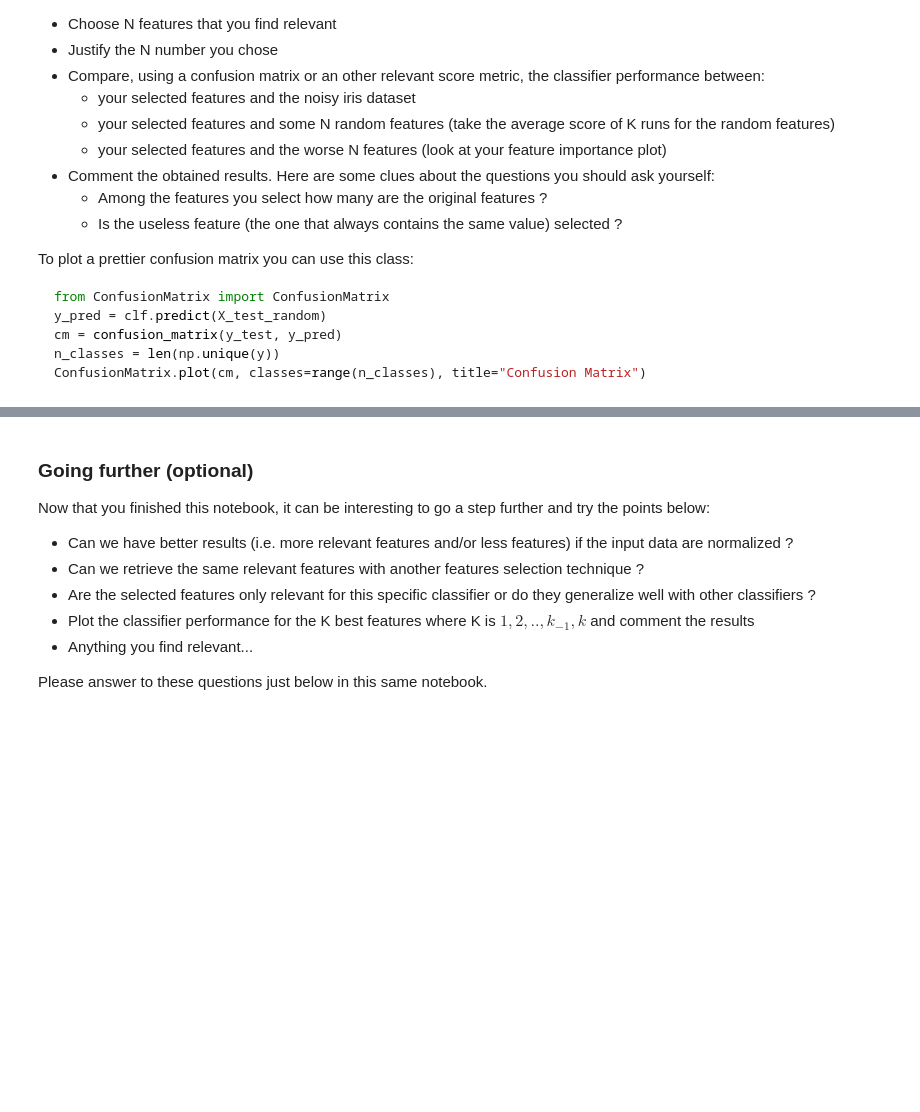
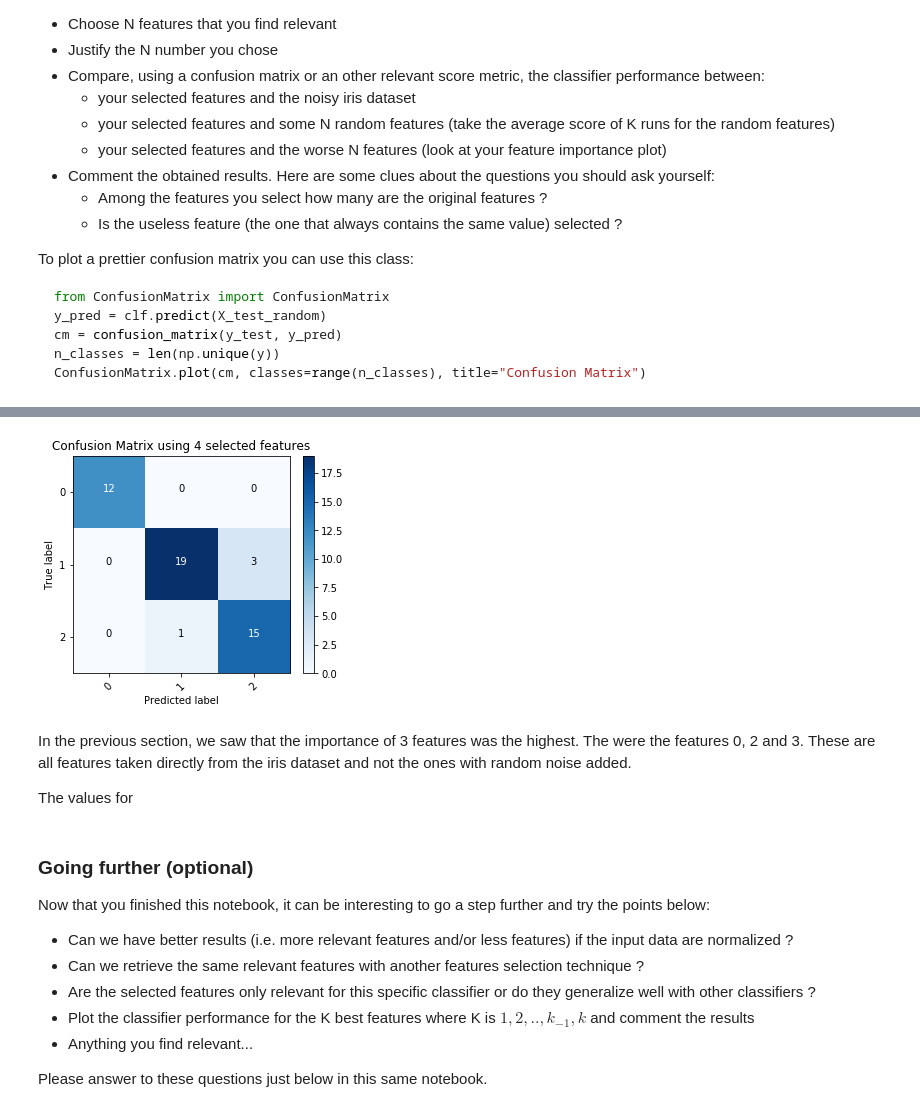
Before and after one commit to Penguinazor/mse.mldb.lab2, a Jupyter notebook: part_2/01-noisy-iris.ipynb, the cells around one changed output, grey strips where cells are left out. Drawn from its saved outputs; the diff is of its cells as text; code cells hidden in the pictures; blank space fills up the shorter version.

```diff
--- a/part_2/01-noisy-iris.ipynb
+++ b/part_2/01-noisy-iris.ipynb
@@ -158,3 +203,11 @@ ConfusionMatrix.plot(cm, classes=range(n_classes), title="Confusion Matrix")
+# %%
+ConfusionMatrix.plot(cm2, classes=range(n_classes), title="Confusion Matrix using 4 selected features")
+# %% [output]
+[figure, added]
+# %% [markdown]
+In the previous section, we saw that the importance of 3 features was the highest. The were the features 0, 2 and 3. These are all features taken directly from the iris dataset and not the ones with random noise added.
+
+The values for
 # %% [markdown]
 ### Going further (optional)
 
```
Also changed, not shown: parts of 6 cells of this notebook.
